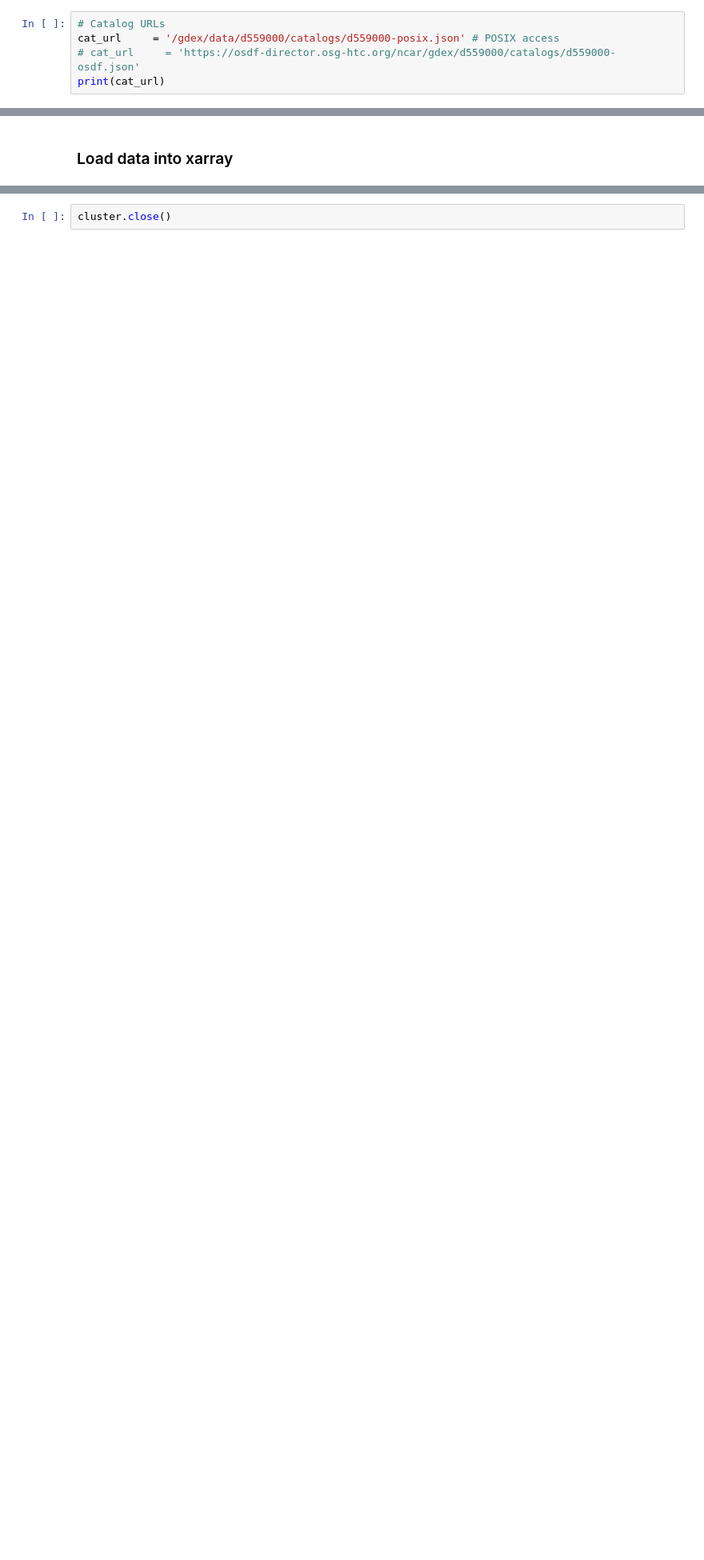
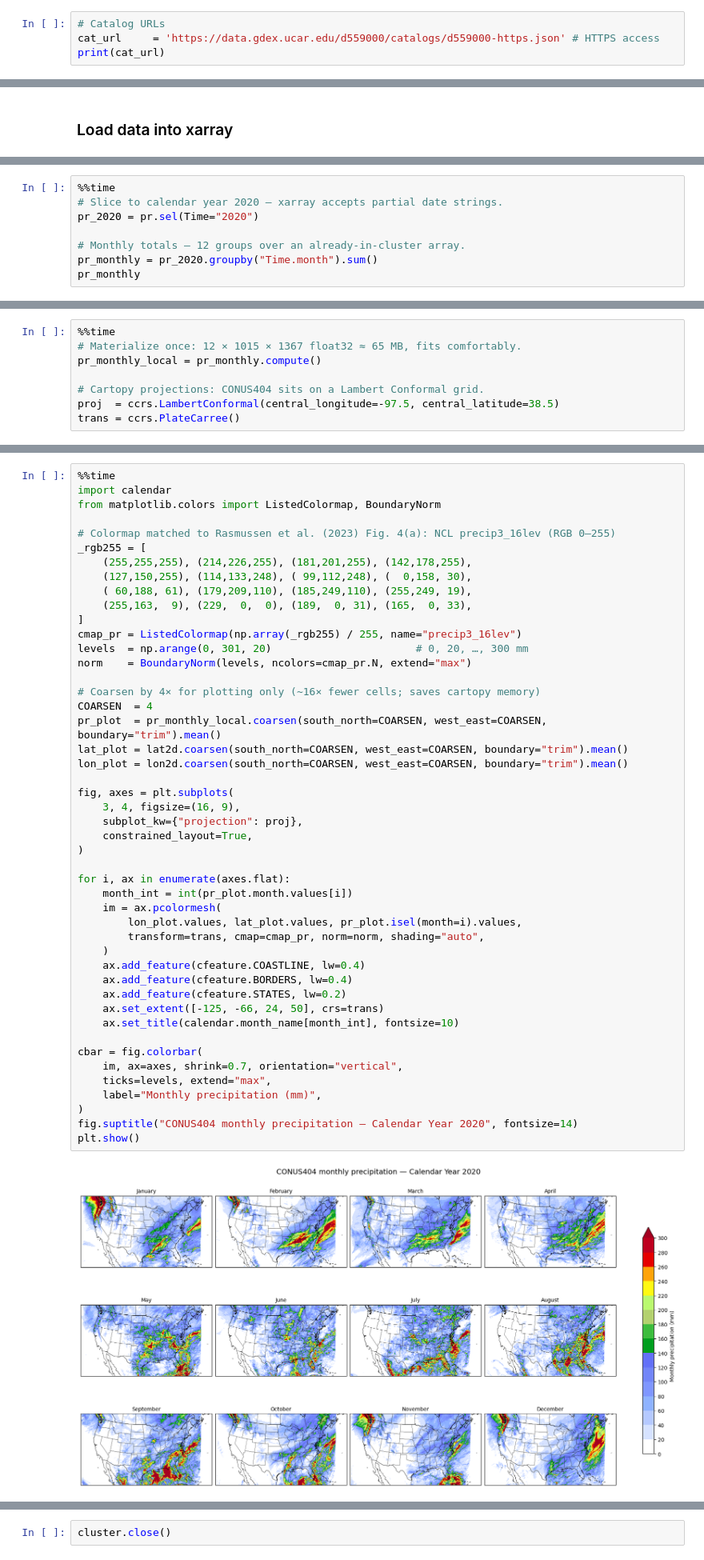
Before and after one commit to NCAR/gdex-examples, a Jupyter notebook: notebooks/conus404.ipynb, the cells around one changed output, grey strips where cells are left out. Shown at 80% size. Drawn from its saved outputs; the diff is of its cells as text; blank space fills up the shorter version.

Commit message:
Added conus404 diagnostics notebook

```diff
--- a/notebooks/conus404.ipynb
+++ b/notebooks/conus404.ipynb
@@ -30,6 +52,5 @@ from dask.distributed import Client
 # %%
 # Catalog URLs
-cat_url     = '/gdex/data/d559000/catalogs/d559000-posix.json' # POSIX access
-# cat_url     = 'https://osdf-director.osg-htc.org/ncar/gdex/d559000/catalogs/d559000-osdf.json'
+cat_url     = 'https://data.gdex.ucar.edu/d559000/catalogs/d559000-https.json' # HTTPS access
 print(cat_url)
 # %% [output]
@@ -233,0 +231,8 @@ ds.sel(Time=desired_time,method='nearest').plot(cmap='inferno')
+# %%
+%%time
+# Slice to calendar year 2020 — xarray accepts partial date strings.
+pr_2020 = pr.sel(Time="2020")
+
+# Monthly totals — 12 groups over an already-in-cluster array.
+pr_monthly = pr_2020.groupby("Time.month").sum()
+pr_monthly
@@ -233,0 +280,8 @@ ds.sel(Time=desired_time,method='nearest').plot(cmap='inferno')
+# %%
+%%time
+# Materialize once: 12 × 1015 × 1367 float32 ≈ 65 MB, fits comfortably.
+pr_monthly_local = pr_monthly.compute()
+
+# Cartopy projections: CONUS404 sits on a Lambert Conformal grid.
+proj  = ccrs.LambertConformal(central_longitude=-97.5, central_latitude=38.5)
+trans = ccrs.PlateCarree()
@@ -233,0 +291,49 @@ ds.sel(Time=desired_time,method='nearest').plot(cmap='inferno')
+# %%
+%%time
+import calendar
+from matplotlib.colors import ListedColormap, BoundaryNorm
+
+# Colormap matched to Rasmussen et al. (2023) Fig. 4(a): NCL precip3_16lev (RGB 0–255)
+_rgb255 = [
+    (255,255,255), (214,226,255), (181,201,255), (142,178,255),
+    (127,150,255), (114,133,248), ( 99,112,248), (  0,158, 30),
+    ( 60,188, 61), (179,209,110), (185,249,110), (255,249, 19),
+    (255,163,  9), (229,  0,  0), (189,  0, 31), (165,  0, 33),
+]
+cmap_pr = ListedColormap(np.array(_rgb255) / 255, name="precip3_16lev")
+levels  = np.arange(0, 301, 20)                       # 0, 20, …, 300 mm
+norm    = BoundaryNorm(levels, ncolors=cmap_pr.N, extend="max")
+
+# Coarsen by 4× for plotting only (~16× fewer cells; saves cartopy memory)
+COARSEN  = 4
+pr_plot  = pr_monthly_local.coarsen(south_north=COARSEN, west_east=COARSEN, boundary="trim").mean()
+lat_plot = lat2d.coarsen(south_north=COARSEN, west_east=COARSEN, boundary="trim").mean()
+lon_plot = lon2d.coarsen(south_north=COARSEN, west_east=COARSEN, boundary="trim").mean()
+
+fig, axes = plt.subplots(
+    3, 4, figsize=(16, 9),
+    subplot_kw={"projection": proj},
+    constrained_layout=True,
+)
+
+for i, ax in enumerate(axes.flat):
+    month_int = int(pr_plot.month.values[i])
+    im = ax.pcolormesh(
+        lon_plot.values, lat_plot.values, pr_plot.isel(month=i).values,
+        transform=trans, cmap=cmap_pr, norm=norm, shading="auto",
+    )
+    ax.add_feature(cfeature.COASTLINE, lw=0.4)
+    ax.add_feature(cfeature.BORDERS, lw=0.4)
+    ax.add_feature(cfeature.STATES, lw=0.2)
+    ax.set_extent([-125, -66, 24, 50], crs=trans)
+    ax.set_title(calendar.month_name[month_int], fontsize=10)
+
+cbar = fig.colorbar(
+    im, ax=axes, shrink=0.7, orientation="vertical",
+    ticks=levels, extend="max",
+    label="Monthly precipitation (mm)",
+)
+fig.suptitle("CONUS404 monthly precipitation — Calendar Year 2020", fontsize=14)
+plt.show()
+# %% [output]
+[figure, added]
```
Also changed, not shown: parts of 30 cells of this notebook.
